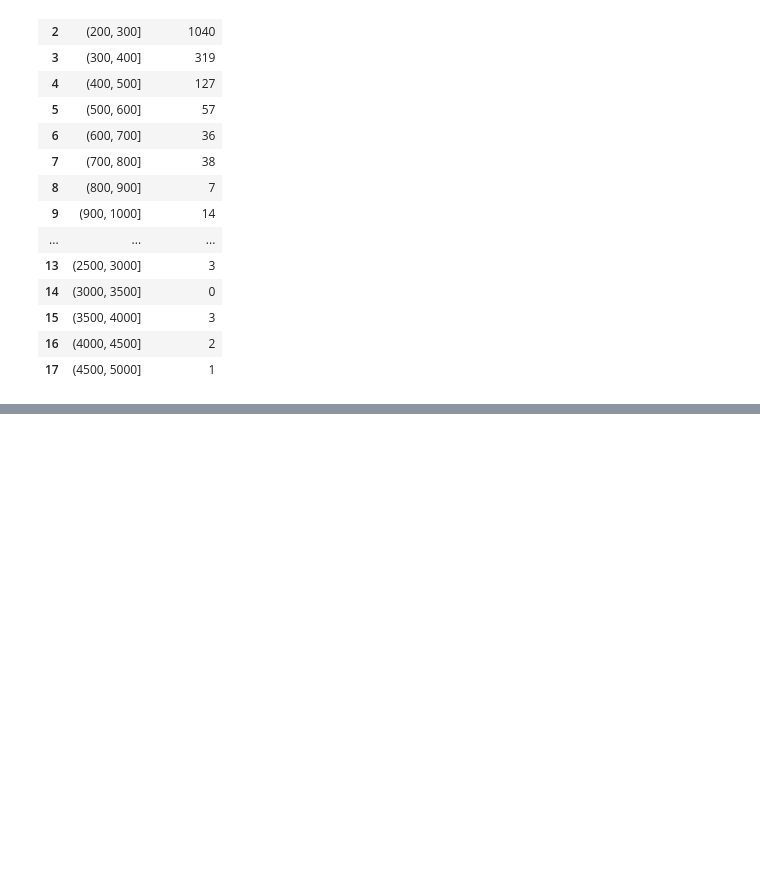
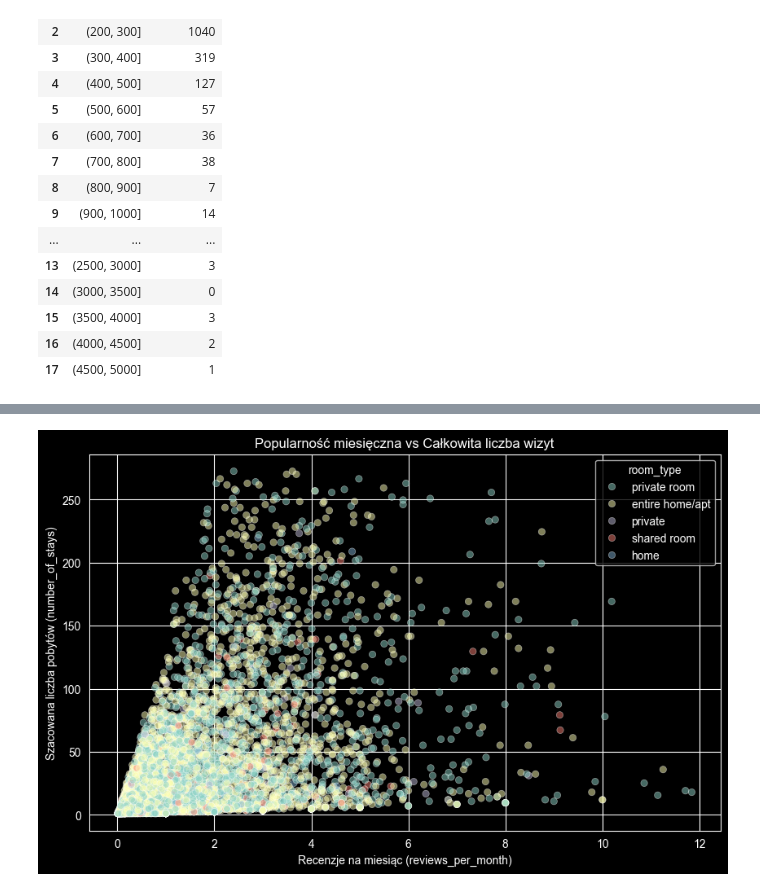
Before and after one commit to hubert21377/Data_Analysis_Workshops, a Jupyter notebook: zad1.ipynb, the cells around one changed output, grey strips where cells are left out. Saved outputs shown, nothing was run; the diff lists cells and outputs as text; code cells hidden in the pictures; blank space fills up the shorter version.

```diff
--- a/zad1.ipynb
+++ b/zad1.ipynb
@@ -109,0 +123,29 @@ Text(0.5, 1.0, 'Rating against price')
+# %%
+# NOWA ZALEŻNOŚĆ: Związek między reviews_per_month (popularnością)
+# a number_of_stays (szacowaną liczbą pobytów/wizyt gości).
+#
+# Pytanie: Czy miejsca, które zbierają dużo recenzji w miesiącu,
+# faktycznie mają najwięcej całkowitych pobytów w ciągu roku?
+# Brzmi to intuicyjnie, ale rzućmy na to okiem. To powinno dać nam
+# bardzo mocną, wyraźną linię na wykresie.
+
+# Usuwamy braki danych w tych dwóch kolumnach
+airbnb_stays = airbnb.dropna(subset=['reviews_per_month', 'number_of_stays']).copy()
+
+# Odrzucamy 1% najskrajniejszych przypadków dla lepszej czytelności (np. hotele vs mieszkania)
+limit_stays = airbnb_stays['number_of_stays'].quantile(0.99)
+airbnb_stays_clean = airbnb_stays[airbnb_stays['number_of_stays'] < limit_stays]
+
+# Rysujemy
+plt.figure(figsize=(10, 6))
+
+sns.scatterplot(data=airbnb_stays_clean, x='reviews_per_month', y='number_of_stays',
+                hue='room_type', alpha=0.5)
+
+plt.title('Popularność miesięczna vs Całkowita liczba wizyt')
+plt.xlabel('Recenzje na miesiąc (reviews_per_month)')
+plt.ylabel('Szacowana liczba pobytów (number_of_stays)')
+
+plt.show()
+# %% [output]
+[figure, added]
```
Also changed, not shown: parts of 5 cells of this notebook.
